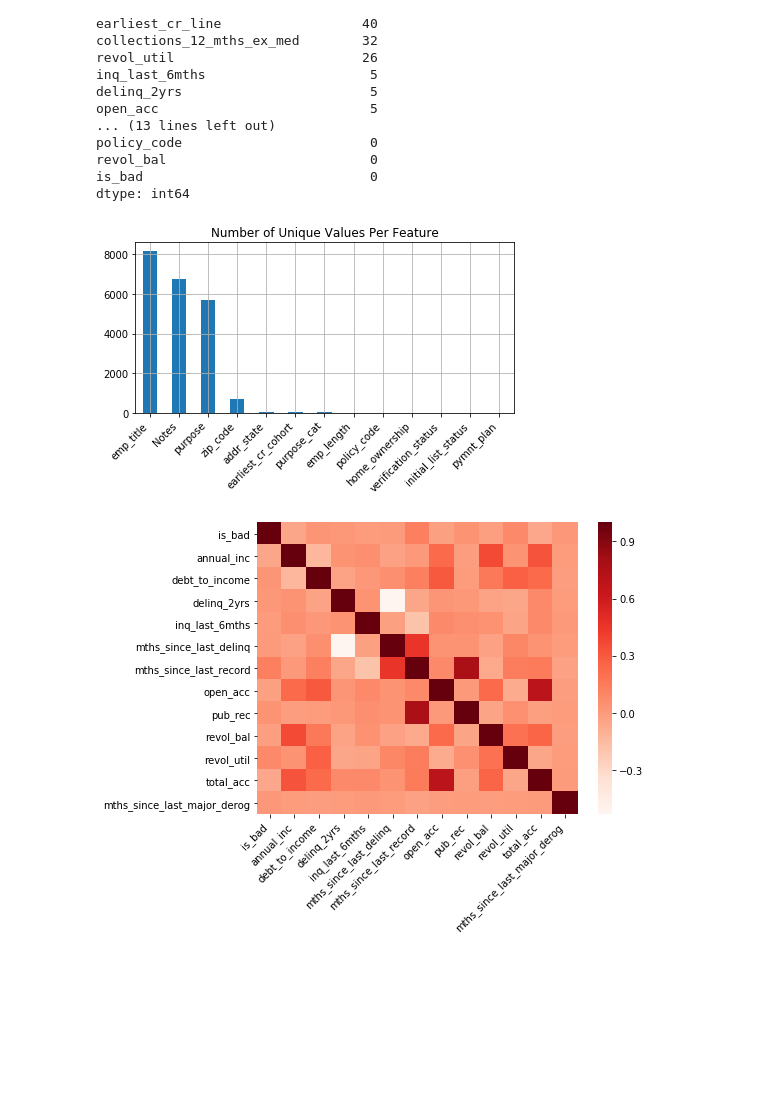
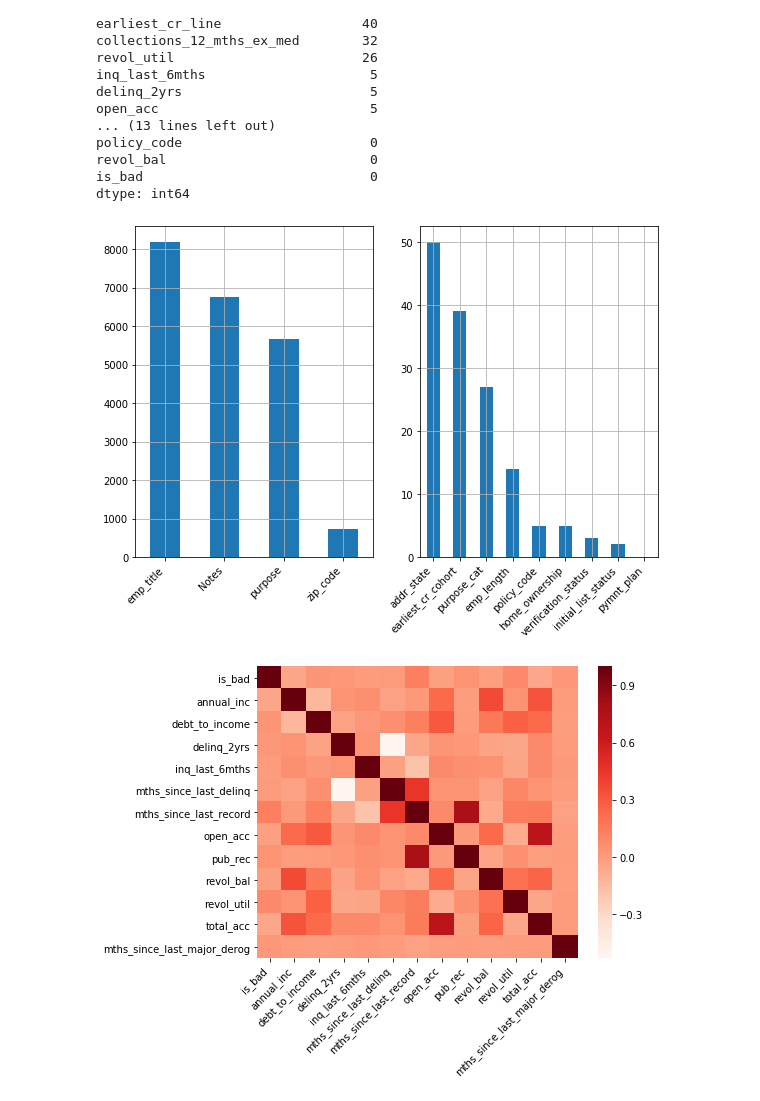
Before and after one commit to bethanymbaker/arch, a Jupyter notebook: notebooks/MavenWave.ipynb, the cells around one changed output. Saved outputs shown, nothing was run; the diff lists cells and outputs as text; code cells hidden in the pictures; blank space fills up the shorter version.

Commit message:
more figures

```diff
--- a/notebooks/MavenWave.ipynb
+++ b/notebooks/MavenWave.ipynb
@@ -51,13 +51,15 @@ revol_bal                          0
 is_bad                             0
 dtype: int64
 # %%
-df.select_dtypes(include='object').nunique().sort_values(ascending=False).plot(kind='bar', grid=True)
-plt.xticks(rotation=45, ha='right')
-plt.title('Number of Unique Values Per Feature')
-plt.xticks(rotation=45, ha='right')
+f, (ax1, ax2) = plt.subplots(1, 2, figsize=(8, 6))
+df.select_dtypes(include='object').nunique().sort_values(ascending=False).iloc[:4].plot(kind='bar', grid=True, ax=ax1)
+plt.setp(ax1.get_xticklabels(), rotation=45, ha='right')
+
+df.select_dtypes(include='object').nunique().sort_values(ascending=False).iloc[4:].plot(kind='bar', grid=True, ax=ax2)
+plt.setp(ax2.get_xticklabels(), rotation=45, ha='right')
 plt.gcf().tight_layout()
 # %% [output]
-[figure, old version]
+[figure, new version]
 # %%
 plt.figure(figsize=(8, 6))
 corr = df.select_dtypes(include=[np.number, bool]).drop(columns=['collections_12_mths_ex_med']).corr()
```
Also changed, not shown: parts of 1 cell of this notebook.
